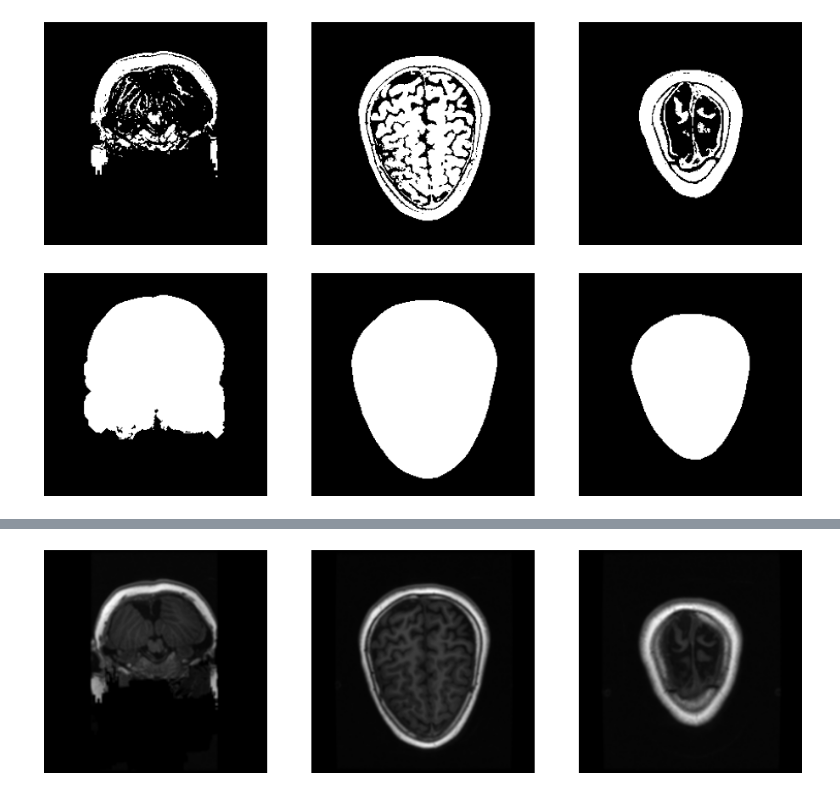
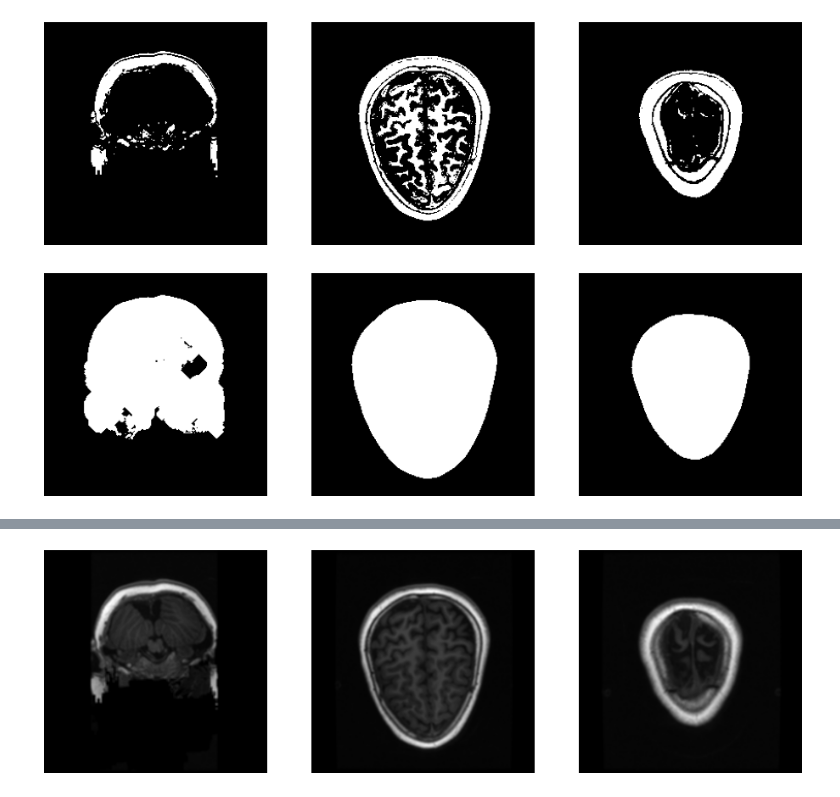
Before and after one commit to LesInsidersIA/medical-biometrics, a Jupyter notebook: assignement2/medical_practical.ipynb, the cells around one changed output, grey strips where cells are left out. Drawn from its saved outputs; the diff is of its cells as text; code cells hidden in the pictures.

```diff
--- a/assignement2/medical_practical.ipynb
+++ b/assignement2/medical_practical.ipynb
@@ -16,9 +16,11 @@ p = "data/BRAIN.nii"
 d = nib.load(p)
 
 # access to the numpy array
-d = (d.get_fdata()).T
-print("[INFOS] 2D Array slice data type :", type(d)) #-> numpy array
-print("[INFOS] Shape of 3D image array  :", d.shape)
+im1 = d.get_fdata().T
+im = d.get_data().T
+
+print("[INFOS] 2D Array slice data type :", type(im)) #-> numpy array
+print("[INFOS] Shape of 3D image array  :", im.shape)
 # %% [output]
 [INFOS] 2D Array slice data type : <class 'numpy.memmap'>
 [INFOS] Shape of 3D image array  : (166, 256, 256)
@@ -90,23 +113,18 @@ print("[INFOS] Shape of hist     :", hist.shape)
 # %%
 '''---------------------------------------------------------------------------------------
 Create a brain mask by removing all non brain tissue.
 Screen out non-bone pixels from
 ------------------------------------------------------------------------------------------
 '''
-
-im = d.copy()
-maskIm = im>900
-viewPlot(maskIm)
+maskHead = im>1200 # mask binary
+viewPlot(maskHead)
 # %% [output]
-[figure, old version]
+[figure, new version]
 # %%
-'''---------------------------------------------------------------------------------------
-Create a head mask by removing all non brains tissues.
-------------------------------------------------------------------------------------------
-'''
-
-maskIm = ndi.binary_dilation(maskIm, iterations=8)
-maskIm = ndi.binary_closing(maskIm, iterations=8)
-viewPlot(maskIm)
+#Create a head mask by removing all non brains tissues.
+imHead = np.where(maskHead, im, 0)
+imHead = ndi.binary_dilation(imHead, iterations=8)
+imHead = ndi.binary_closing(imHead, iterations=8)
+viewPlot(imHead)
 # %% [output]
-[figure, old version]
+[figure, new version]
```
Also changed, not shown: parts of 11 cells of this notebook, 13 other files.
